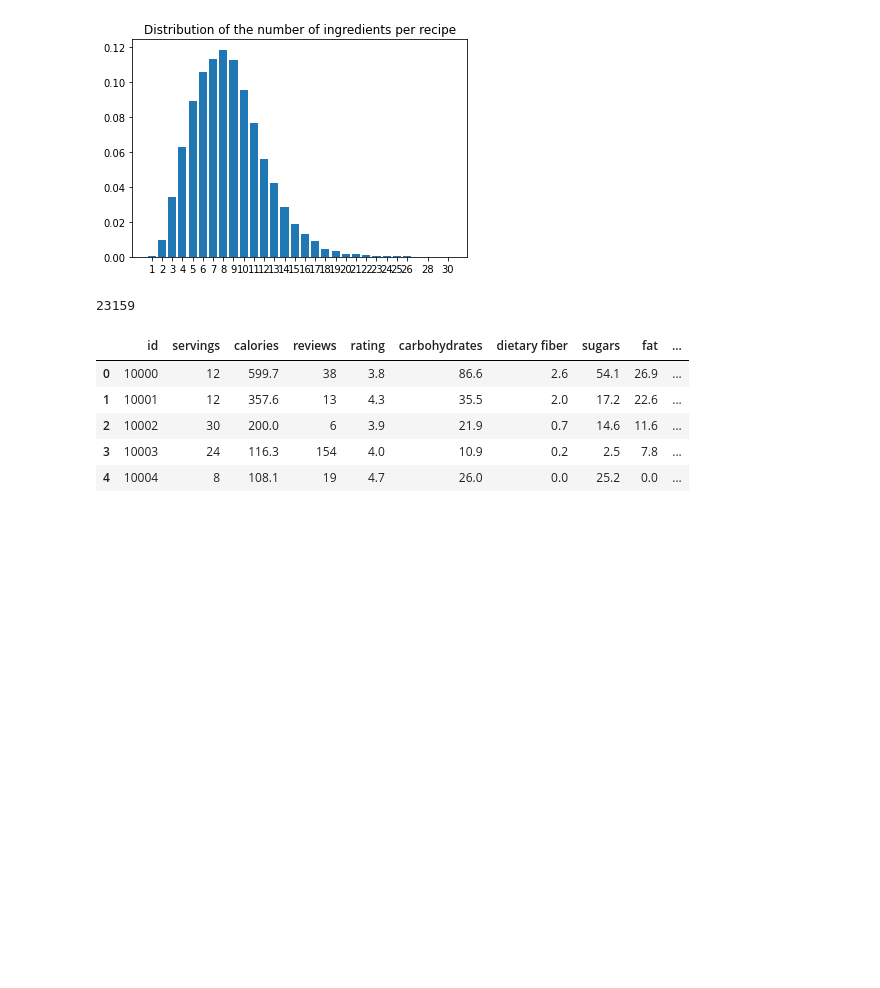
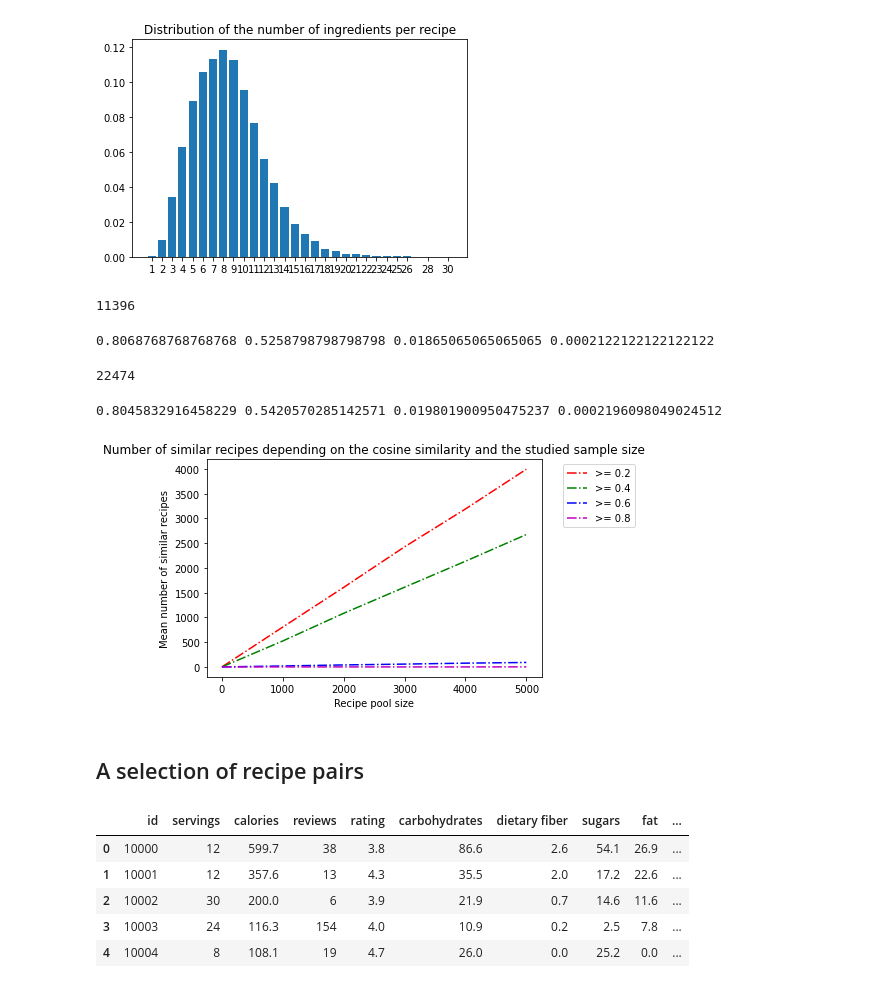
Before and after one commit to almehdiKrisni/Projet-RI-Recreation-Papier-Scientifique, a Jupyter notebook: dataAnalysis.ipynb, the cells around one changed output. Cells and saved outputs as stored; diff of their text form; code cells hidden in the pictures; blank space fills up the shorter version.

```diff
--- a/dataAnalysis.ipynb
+++ b/dataAnalysis.ipynb
@@ -108,10 +108,54 @@ showBar(df["number_ingredients"].tolist(), odds=True, title="Distribution of the
 # %% [output]
 [figure]
 # %%
-# We find the mean cosine similarities
-l2, l4, l6, l8 = computeSimilarityOdds(df[["id", "name", "calories", "sugars", "fat", "saturated fat", "sodium", "FSA_score"]].sample(int(1000)))
+# We find the mean cosine similarities for a sample size of 1000 recipes
+l2, l4, l6, l8 = computeSimilarityOdds(df.sample(int(1000)))
 # %% [output]
-23159
+11396
+# %%
+# We print the results only for the sample size = 1000.
+# It takes approximately 30 minutes to compute the values for 1000 recipes and 2 hours for 2000 exemples.
+# We have copied the results into a list below in order to keep them safe.
+print(np.mean(l2), np.mean(l4), np.mean(l6), np.mean(l8))
+# %% [output]
+0.8068768768768768 0.5258798798798798 0.01865065065065065 0.0002122122122122122
+# %%
+# We find the mean cosine similarities for a sample size of 2000 recipes
+l22, l42, l62, l82 = computeSimilarityOdds(df.sample(int(2000)))
+# %% [output]
+22474
+# %%
+# We print the results only for the sample size = 2000
+print(np.mean(l22), np.mean(l42), np.mean(l62), np.mean(l82))
+# %% [output]
+0.8045832916458229 0.5420570285142571 0.019801900950475237 0.0002196098049024512
+# %%
+# Similarities
+xlabels = [0, 1000, 2000, 3000, 4000, 5000]
+cos2values = [0, 0.806, 0.804, 0.809, 0.798, 0.799]
+cos4values = [0, 0.525, 0.542, 0.537, 0.534, 0.535]
+cos6values = [0, 0.019, 0.020, 0.019, 0.019, 0.018]
+cos8values = [0, 0.0002, 0.0002, 0.0002, 0.0002, 0.0002]
+
+sizecos2values = [0] + [int(cos2values[i] * (i * 1000)) for i in range(1, len(xlabels))]
+sizecos4values = [0] + [int(cos4values[i] * (i * 1000)) for i in range(1, len(xlabels))]
+sizecos6values = [0] + [int(cos6values[i] * (i * 1000)) for i in range(1, len(xlabels))]
+sizecos8values = [0] + [int(cos8values[i] * (i * 1000)) for i in range(1, len(xlabels))]
+# %%
+# Ploting the evolution of the number of similar recipes based on the size of the sample and the shared cosine similarity
+plt.title("Number of similar recipes depending on the cosine similarity and the studied sample size")
+plt.plot(xlabels, sizecos2values, "r-.", label=">= 0.2")
+plt.plot(xlabels, sizecos4values, "g-.", label=">= 0.4")
+plt.plot(xlabels, sizecos6values, "b-.", label=">= 0.6")
+plt.plot(xlabels, sizecos8values, "m-.", label=">= 0.8")
+plt.xlabel("Recipe pool size")
+plt.ylabel("Mean number of similar recipes")
+plt.legend(bbox_to_anchor=(1.05, 1.0), loc='upper left')
+plt.show()
+# %% [output]
+[figure, added]
+# %% [markdown]
+## A selection of recipe pairs
 # %%
 # Exclude string columns
 dfNoStr = df.select_dtypes(exclude=['object'])
```
Also changed, not shown: 24 other files.
